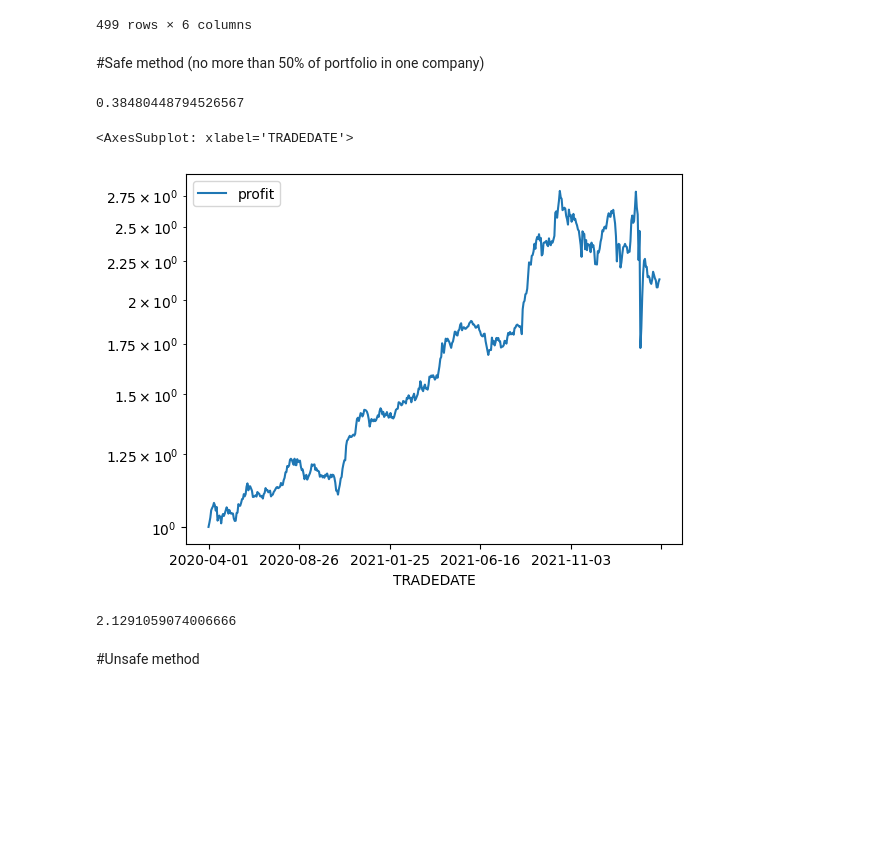
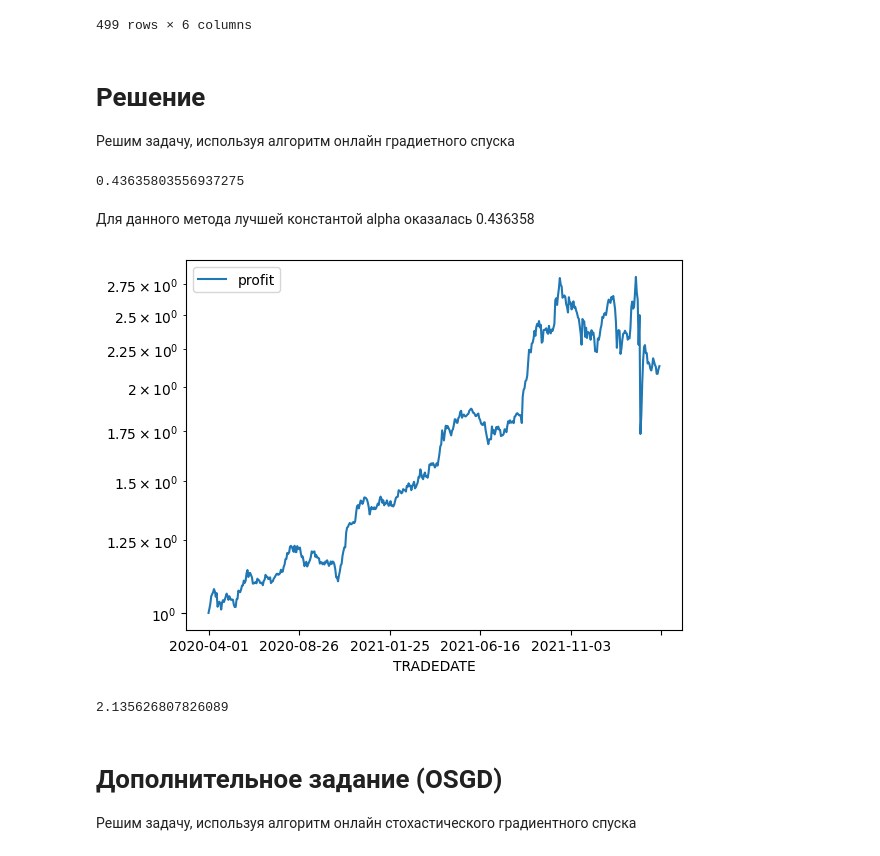
Before and after one commit to Alterise/Decision-Making-Theory, a Jupyter notebook: HW2/algo.ipynb, the cells around one changed output. Drawn from its saved outputs; the diff is of its cells as text; code cells hidden in the pictures; blank space fills up the shorter version.

```diff
--- a/HW2/algo.ipynb
+++ b/HW2/algo.ipynb
@@ -125,38 +158,37 @@ data_clear
 | 2022-04-21 | 394.00 | 210.29 | 75.18 | 118.65 | 103.6 | 64.605 |
 | 2022-04-22 | 400.20 | 208.00 | 74.00 | 116.97 | 103.6 | 64.895 |
 499 rows × 6 columns
-# %% [markdown]
-#Safe method (no more than 50% of portfolio in one company)
+# %% [markdown]
+# Решение
+
+Решим задачу, используя алгоритм онлайн градиетного спуска
 # %%
-safe_alpha_array = np.logspace(1, 10, 1000, base=4) * 0.0001
+alpha_array = np.logspace(1, 10, 1000, base=5.1) * 0.0001
 # %%
-safe_best_alpha = -1
-safe_max_profit = [0]
+max_profit = [0]
+best_alpha = -1.0
 
-for i in safe_alpha_array:
-    vectors, scores, profit = descent(np.ones(r.shape[1]) * (1/r.shape[1]) , r, get_grad, lr_scheduler=lambda x: i)
-    if np.max(vectors) > 0.5:
-      safe_best_alpha = i
-      safe_max_profit = profit
-      break
+for i in alpha_array:
+    vectors, profit = descent(np.ones(r.shape[1]) * (1/r.shape[1]) , r, get_grad, lr_scheduler=lambda x: i)
+    if profit[-1] > max_profit[-1]:
+      max_profit = profit
+      best_alpha = i
-# %%
-safe_best_alpha
-# %% [output]
-0.38480448794526567
+# %%
+best_alpha
+# %% [output]
+0.43635803556937275
+# %% [markdown]
+Для данного метода лучшей константой alpha оказалась 0.436358
 # %%
-safe_profit_to_date = pd.DataFrame(index=data_clear.index, columns=["profit"])
-safe_profit_to_date['profit'] = safe_max_profit
+profit_to_date = pd.DataFrame(index=data_clear.index, columns=["profit"])
+profit_to_date['profit'] = max_profit
 # %%
-safe_graph = safe_profit_to_date.plot()
-safe_graph.set_yscale('log')
-safe_graph
+graph = profit_to_date.plot()
+graph.set_yscale('log')
 # %% [output]
-<AxesSubplot: xlabel='TRADEDATE'>
-[figure, old version]
+[figure, new version]
 # %%
 #final profit
-safe_profit_to_date['profit'][-1]
+profit_to_date['profit'][-1]
 # %% [output]
-2.1291059074006666
+2.135626807826089
-# %% [markdown]
-#Unsafe method
@@ -165 +195,5 @@ unsafe_alpha_array = np.logspace(1, 10, 1000, base=5.1) * 0.0001
+# %% [markdown]
+# Дополнительное задание (OSGD)
+
+Решим задачу, используя алгоритм онлайн стохастического градиентного спуска
 # %%
```
Also changed, not shown: parts of 37 cells of this notebook.
